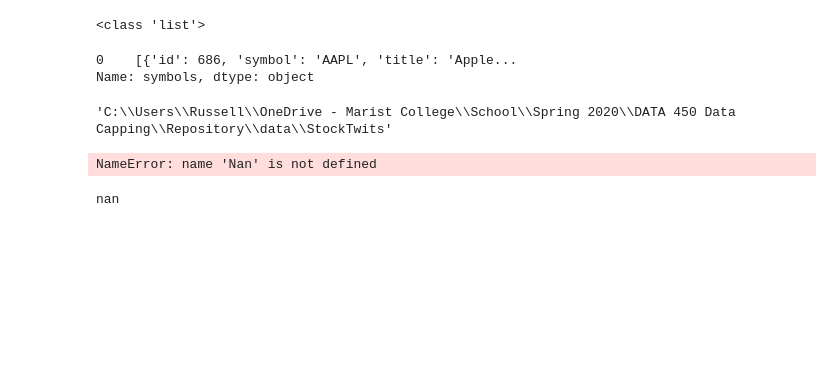
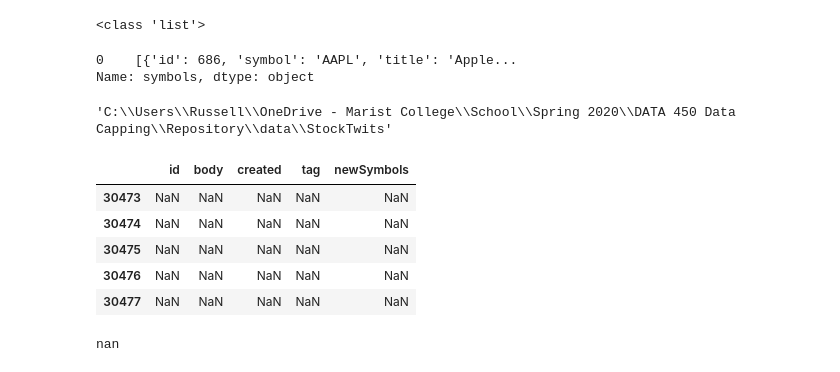
Before and after one commit to rsbmarist/MaristYoungMen2020, a Jupyter notebook: stockTwitsExtraction/RussellTesting.ipynb, the cells around one changed output. Cells and saved outputs as stored; diff of their text form; code cells hidden in the pictures; blank space fills up the shorter version.

```diff
--- a/stockTwitsExtraction/RussellTesting.ipynb
+++ b/stockTwitsExtraction/RussellTesting.ipynb
@@ -66,34 +66,48 @@ twits_folder = str(path.parent)+'\\data\\StockTwits'
 twits_folder
 # %% [output]
 'C:\\Users\\Russell\\OneDrive - Marist College\\School\\Spring 2020\\DATA 450 Data Capping\\Repository\\data\\StockTwits'
+# %%
+file = twits_folder+"\\{}_twits.csv".format('AMZN')
+dataF = pd.read_csv(file)
+# %%
+dataF.tail()
+# %% [output]
+|  | id | body | created | tag | newSymbols |
+| 30473 | NaN | NaN | NaN | NaN | NaN |
+| 30474 | NaN | NaN | NaN | NaN | NaN |
+| 30475 | NaN | NaN | NaN | NaN | NaN |
+| 30476 | NaN | NaN | NaN | NaN | NaN |
+| 30477 | NaN | NaN | NaN | NaN | NaN |
 # %%
-#this code is able to grab only the symbol and title of all tagged companies and add it to a new row
+#this code is able to grab only the symbol and title of all tagged companies and add it to a new column
 for symbol in stockSymbol:
 
     file = twits_folder+"\\{}_twits.csv".format(symbol)
 
     dataFrameTwits = pd.read_csv(file)
-    dataList=[]
 
-    for index in dataFrameTwits['symbols']:
-        if index is Nan:
-            print('none')
+    dataFrameTwits.dropna(how='all')
 
-        symbolsList = []
+    #dataList=[]
 
-        row = ast.literal_eval(index)
+    while False:
+        for index in dataFrameTwits['symbols']:
+            if index is Nan:
+                print('none')
 
-        for diction in row:
+            symbolsList = []
 
-            symbolsList.append({'symbol' : diction.get('symbol'), 'title' : diction.get('title')})
+            row = ast.literal_eval(index)
 
-        dataList.append(symbolsList)
+            for diction in row:
 
-    dataFrameTwits.insert(5, "newSymbols" ,dataList)
-    dataFrameTwits = dataFrameTwits[['id','body','created','tag', 'newSymbols']]
+                symbolsList.append({'symbol' : diction.get('symbol'), 'title' : diction.get('title')})
+
+            dataList.append(symbolsList)
+
+        dataFrameTwits.insert(5, "newSymbols" ,dataList)
+        dataFrameTwits = dataFrameTwits[['id','body','created','tag', 'newSymbols']]
     dataFrameTwits.to_csv(file, index = False)
-# %% [output]
-NameError: name 'Nan' is not defined
 # %%
 index
 # %% [output]
```
Also changed, not shown: 13 other files.
